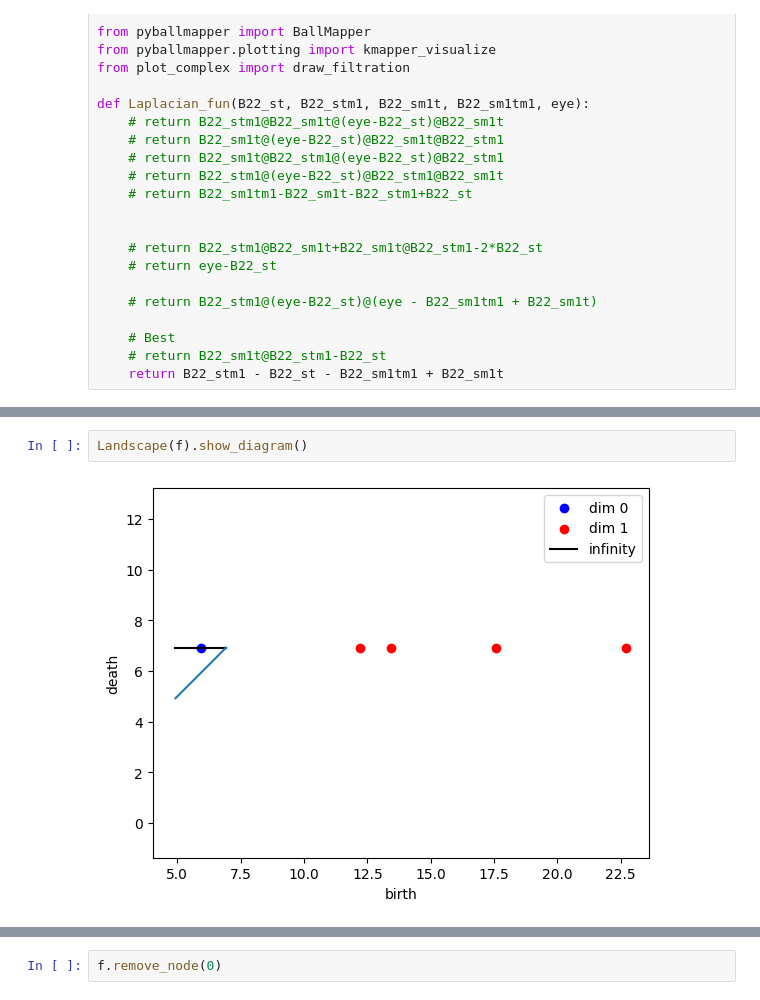
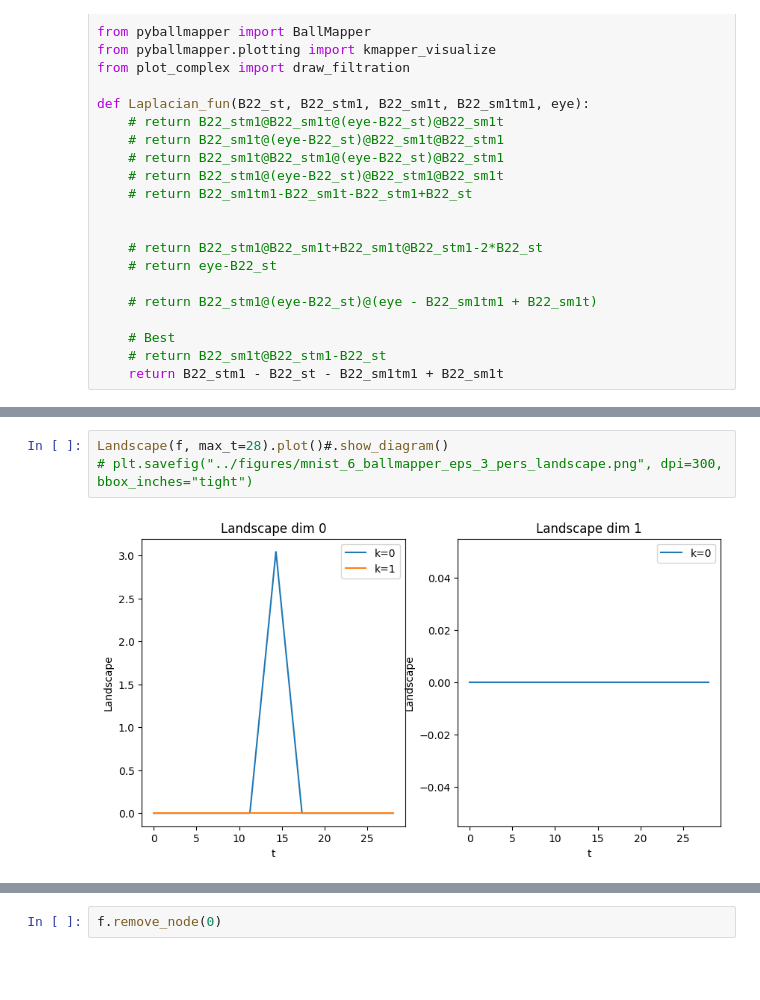
Before and after one commit to siroj99/Master_thesis, a Jupyter notebook: code/MNIST_examples.ipynb, the cells around one changed output, grey strips where cells are left out. Drawn from its saved outputs; the diff is of its cells as text; blank space fills up the shorter version.

```diff
--- a/code/MNIST_examples.ipynb
+++ b/code/MNIST_examples.ipynb
@@ -295,6 +292,7 @@ FigureCanvasAgg is non-interactive, and thus cannot be shown
-# %%
-Landscape(f).show_diagram()
-# %% [output]
-[figure, removed]
+# %%
+Landscape(f, max_t=28).plot()#.show_diagram()
+# plt.savefig("../figures/mnist_6_ballmapper_eps_3_pers_landscape.png", dpi=300, bbox_inches="tight")
+# %% [output]
+[figure, added]
 # %%
 Lap_Landscape(f, Laplacian_fun=Laplacian_fun, max_t=28).plot()#limits=[[0, 28, 0, 1], [0, 28, 0, 0.2]])
```
Also changed, not shown: parts of 20 cells of this notebook, 11 other files.
